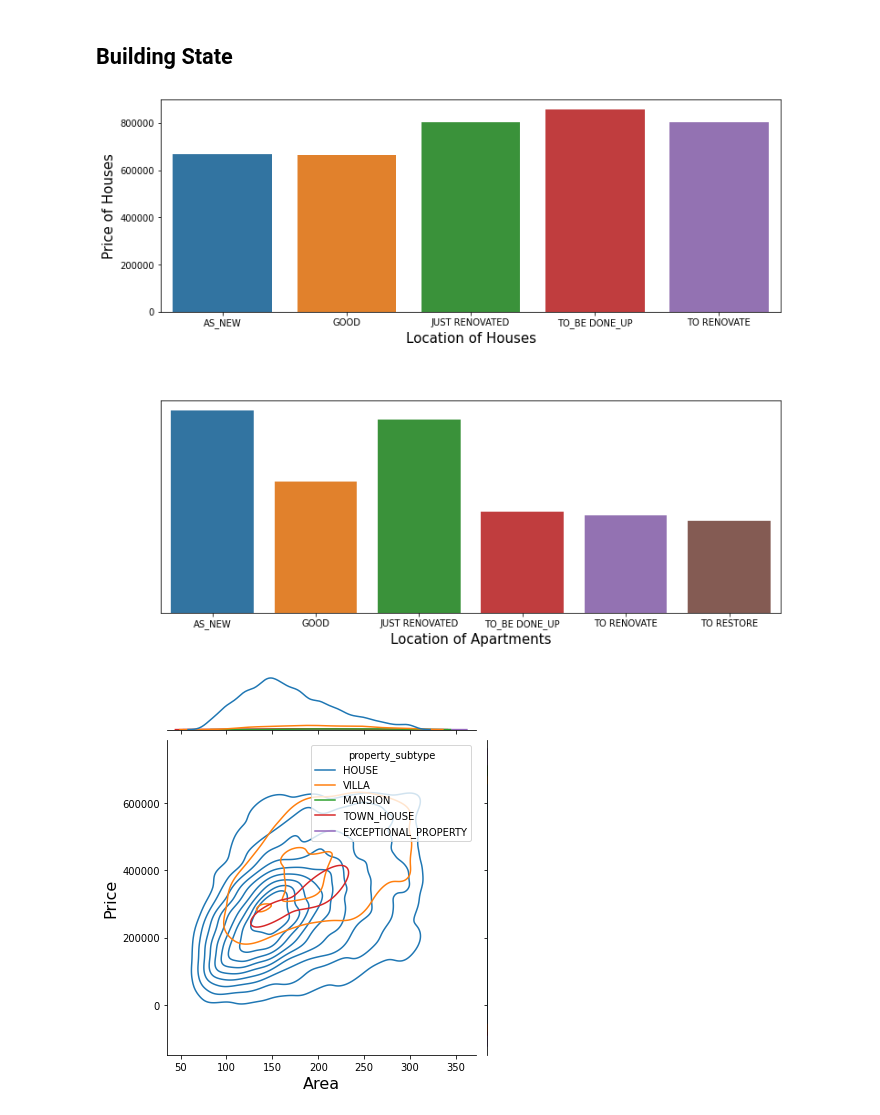
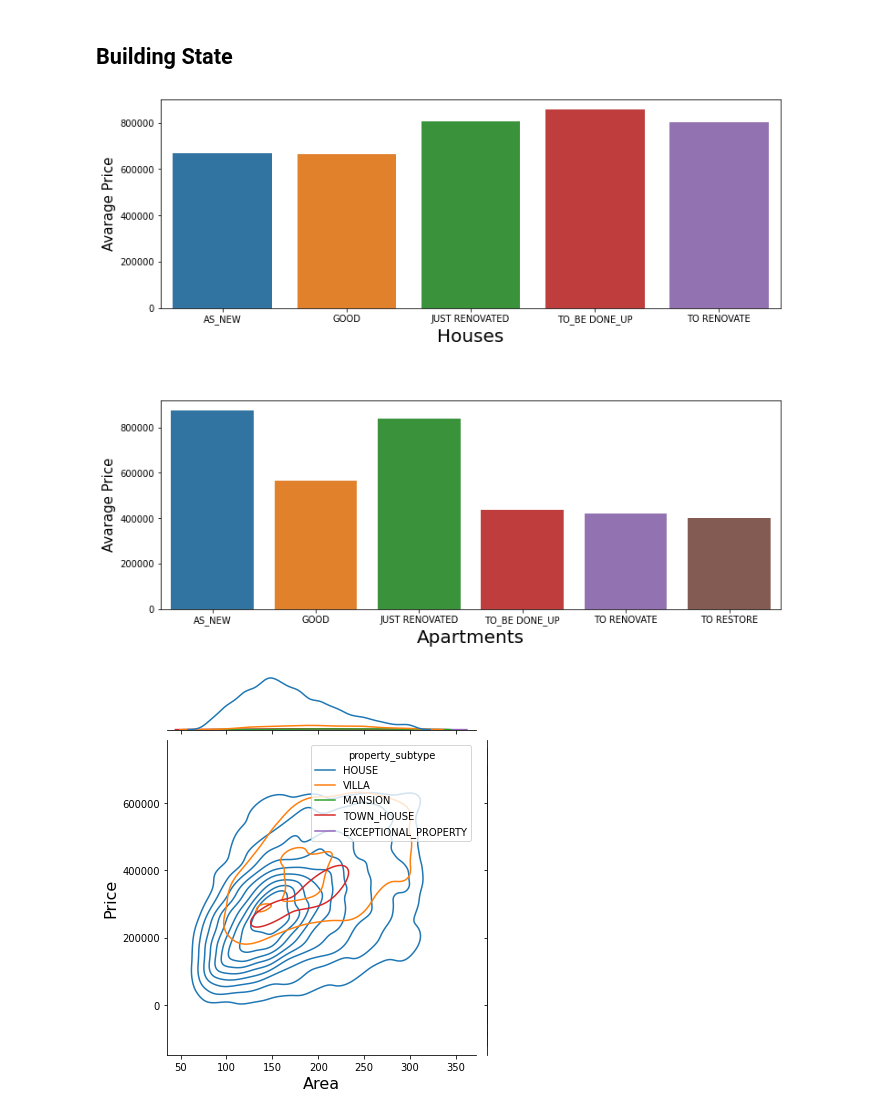
Before and after one commit to phfimmers/Data_visualization, a Jupyter notebook: Correlations/emre_plot.ipynb, the cells around one changed output. Cells and saved outputs as stored; diff of their text form; code cells hidden in the pictures.

```diff
--- a/Correlations/emre_plot.ipynb
+++ b/Correlations/emre_plot.ipynb
@@ -250,30 +253,29 @@ by_st_apt.building_state = ['AS_NEW', 'GOOD', 'JUST RENOVATED', 'TO_BE DONE_UP',
 # %%
 plt.figure(figsize=(12,10))
 
 # Create plot axes for the first line plot
 plt.subplot(2, 1, 1)
 
 ax1 = sns.barplot(x='building_state', y='price', data=by_st_house)
-plt.xlabel('Location of Houses', fontsize=15)
-plt.ylabel('Price of Houses', fontsize=15)
+plt.xlabel('Houses', fontsize=20)
+plt.ylabel('Avarage Price', fontsize=15)
 #plt.title('The Avarage Price of Houses by Location', fontsize=20)
 
 
 # Create plot axes for the second line plot
 plt.subplot(2, 1, 2)
 
 ax2 = sns.barplot(x='building_state', y='price', data=by_st_apt)
-ax2.axes.yaxis.set_visible(False)
-plt.xlabel('Location of Apartments', fontsize=15)
+plt.xlabel('Apartments', fontsize=20)
+plt.ylabel('Avarage Price', fontsize=15)
 #plt.title('The Avarage Price of Apartments by Location ', fontsize=20)
 plt.tight_layout(pad=6)
 # Display the plot
 
-plt.savefig("pictures/The most expensive and the cheapest price of 3-room and good-condition house by location in Belgium.png",
-           facecolor ="white",)
+plt.savefig("pictures/building_states-in-Belgium.png")
 plt.show()
 # %% [output]
-[figure, old version]
+[figure, new version]
 # %%
 house_filtered = df.loc[(df.house_is == True) & (df.area.between(80, 300)) & (df.price.between(0, 600000)) & (df.house_is == True)]
 # %%
```
Also changed, not shown: parts of 7 cells of this notebook, 5 other files.
